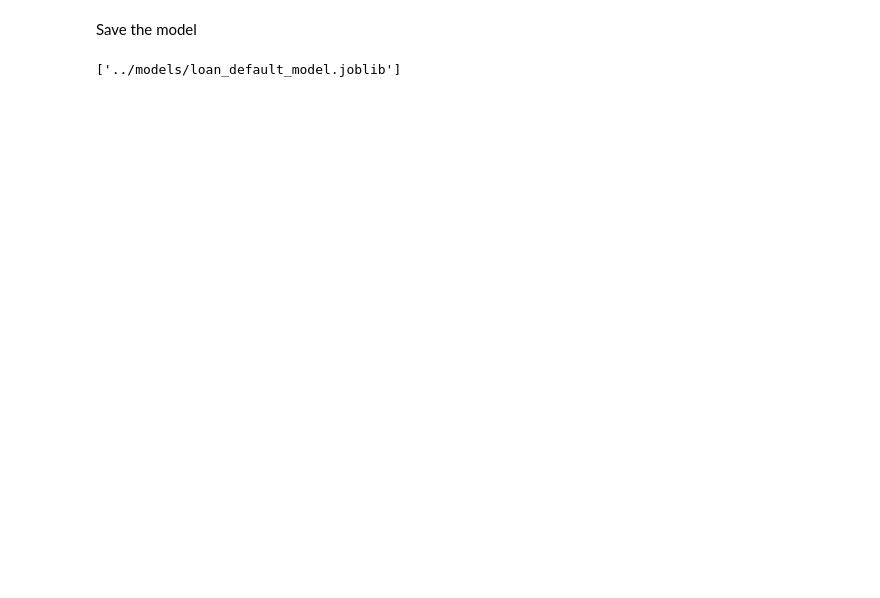
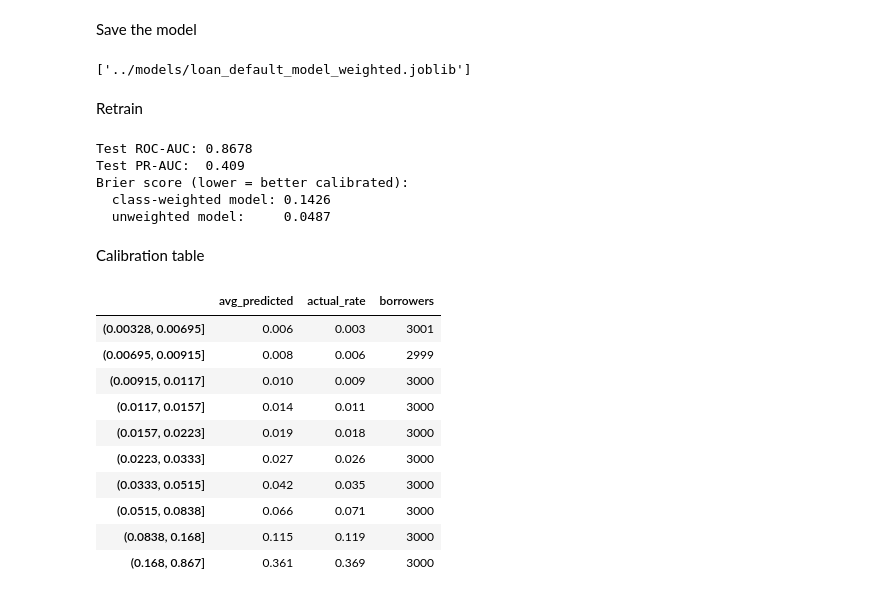
Before and after one commit to Aliza-Shahid/loan-default-predictor, a Jupyter notebook: notebooks/02_modeling.ipynb, the cells around one changed output. Cells and saved outputs as stored; diff of their text form; code cells hidden in the pictures; blank space fills up the shorter version.

```diff
--- a/notebooks/02_modeling.ipynb
+++ b/notebooks/02_modeling.ipynb
@@ -194,6 +198,50 @@ pd.DataFrame(rows).round(3)
 Save the model
 # %%
 import joblib
-joblib.dump(best_model, "../models/loan_default_model.joblib")
+joblib.dump(best_model, "../models/loan_default_model_weighted.joblib")
 # %% [output]
-['../models/loan_default_model.joblib']
+['../models/loan_default_model_weighted.joblib']
+# %% [markdown]
+Retrain
+# %%
+from sklearn.metrics import brier_score_loss
+
+final = Pipeline([
+    ("prep", build_preprocessor()),
+    ("model", HistGradientBoostingClassifier(random_state=42)),   # no class_weight
+])
+final.set_params(**search.best_params_)
+final.fit(X_train, y_train)
+
+p_new = final.predict_proba(X_test)[:, 1]
+print("Test ROC-AUC:", round(roc_auc_score(y_test, p_new), 4))
+print("Test PR-AUC: ", round(average_precision_score(y_test, p_new), 4))
+print("Brier score (lower = better calibrated):")
+print("  class-weighted model:", round(brier_score_loss(y_test, proba), 4))
+print("  unweighted model:    ", round(brier_score_loss(y_test, p_new), 4))
+# %% [output]
+Test ROC-AUC: 0.8678
+Test PR-AUC:  0.409
+Brier score (lower = better calibrated):
+  class-weighted model: 0.1426
+  unweighted model:     0.0487
+# %% [markdown]
+Calibration table
+# %%
+cal = (pd.DataFrame({"p": p_new, "y": y_test.values})
+         .groupby(pd.qcut(p_new, 10, duplicates="drop"), observed=True)
+         .agg(avg_predicted=("p", "mean"), actual_rate=("y", "mean"), borrowers=("y", "size"))
+         .round(3))
+cal
+# %% [output]
+|  | avg_predicted | actual_rate | borrowers |
+| (0.00328, 0.00695] | 0.006 | 0.003 | 3001 |
+| (0.00695, 0.00915] | 0.008 | 0.006 | 2999 |
+| (0.00915, 0.0117] | 0.010 | 0.009 | 3000 |
+| (0.0117, 0.0157] | 0.014 | 0.011 | 3000 |
+| (0.0157, 0.0223] | 0.019 | 0.018 | 3000 |
+| (0.0223, 0.0333] | 0.027 | 0.026 | 3000 |
+| (0.0333, 0.0515] | 0.042 | 0.035 | 3000 |
+| (0.0515, 0.0838] | 0.066 | 0.071 | 3000 |
+| (0.0838, 0.168] | 0.115 | 0.119 | 3000 |
+| (0.168, 0.867] | 0.361 | 0.369 | 3000 |
```
Also changed, not shown: parts of 5 cells of this notebook, 7 other files.
